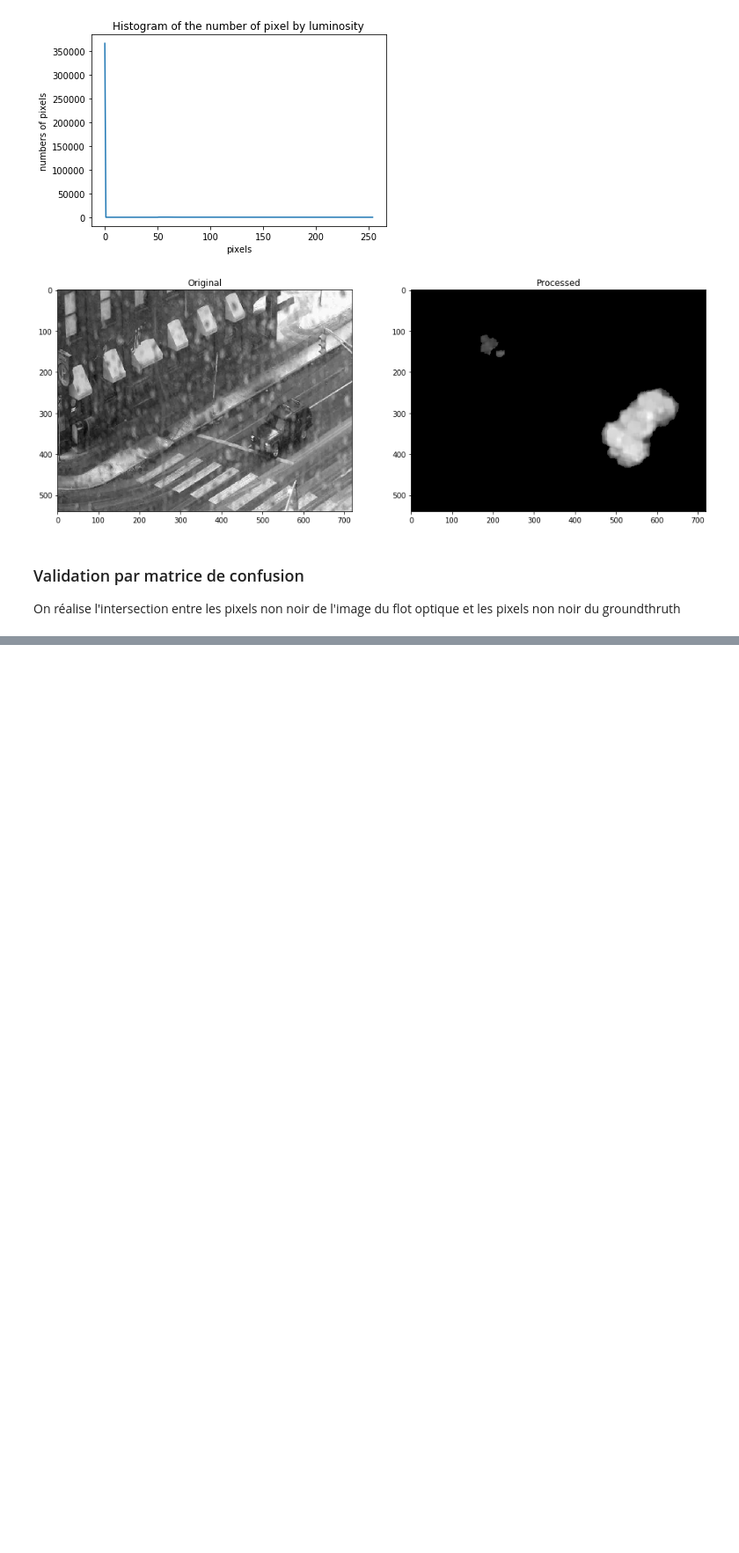
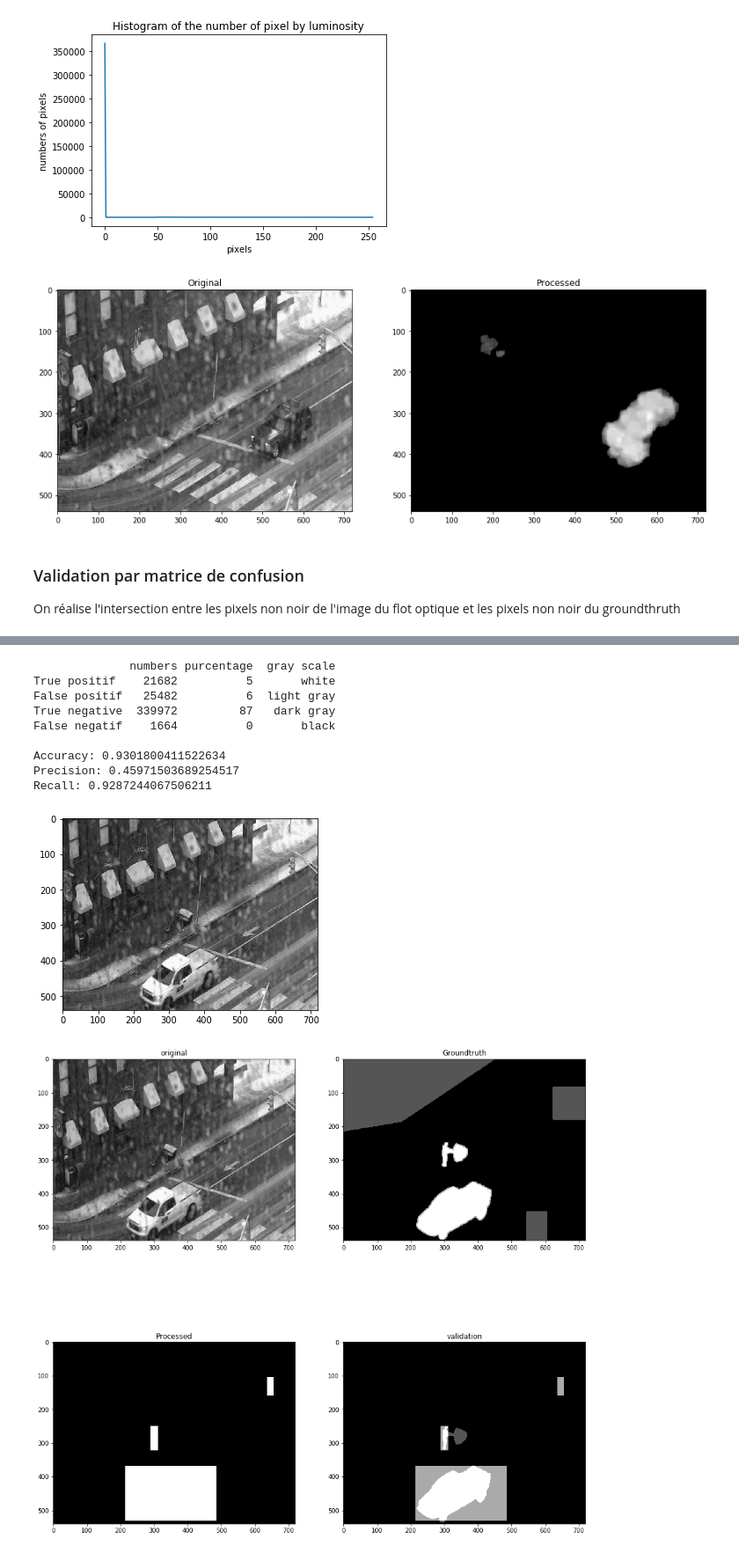
Before and after one commit to gregoiredervaux/INF6804, a Jupyter notebook: TP1/TP1.ipynb, the cells around one changed output, grey strips where cells are left out. Shown at 88% size. Cells and saved outputs as stored; diff of their text form; code cells hidden in the pictures; blank space fills up the shorter version.

```diff
--- a/TP1/TP1.ipynb
+++ b/TP1/TP1.ipynb
@@ -198,0 +296,30 @@ Recall: 0.8152574316799451
+# %%
+img = np.zeros((img.shape[0], img.shape[1]), dtype='int32')
+with open("../results.txt", 'r') as result:
+    for line in result:
+        square = re.search('(left_x:.*height:  .*)', line)
+        if square:
+
+            left_x = int(re.search("left_x:[\s]*(\d*?)[\s]*top_y", square.string).group(1))
+            top_y = int(re.search("top_y:[\s]*(\d*?)[\s]*width:", square.string).group(1))
+            width = int(re.search("width:[\s]*(\d*?)[\s]*height:", square.string).group(1))
+            height = int(re.search("height:[\s]*(\d*?)[\s]*\)", square.string).group(1))
+            img[top_y: top_y + height, left_x:left_x + width] = 255
+
+path_gt = "../dataset/badWeather/wetSnow/groundtruth/"
+grd_truth = cv2.imread(path_gt + 'gt000510.png',cv2.IMREAD_GRAYSCALE)
+original = cv2.imread('../dataset/badWeather/wetSnow/input/in000510.jpg', cv2.IMREAD_GRAYSCALE)
+plt.imshow(original, cmap = plt.get_cmap('gray'))
+test_image(original, img, grd_truth)
+# %% [output]
+              numbers purcentage  gray scale
+True positif    21682          5       white
+False positif   25482          6  light gray
+True negative  339972         87   dark gray
+False negatif    1664          0       black
+
+Accuracy: 0.9301800411522634
+Precision: 0.45971503689254517
+Recall: 0.9287244067506211
+[figure, added]
+[figure, added]
```
Also changed, not shown: parts of 8 cells of this notebook.
